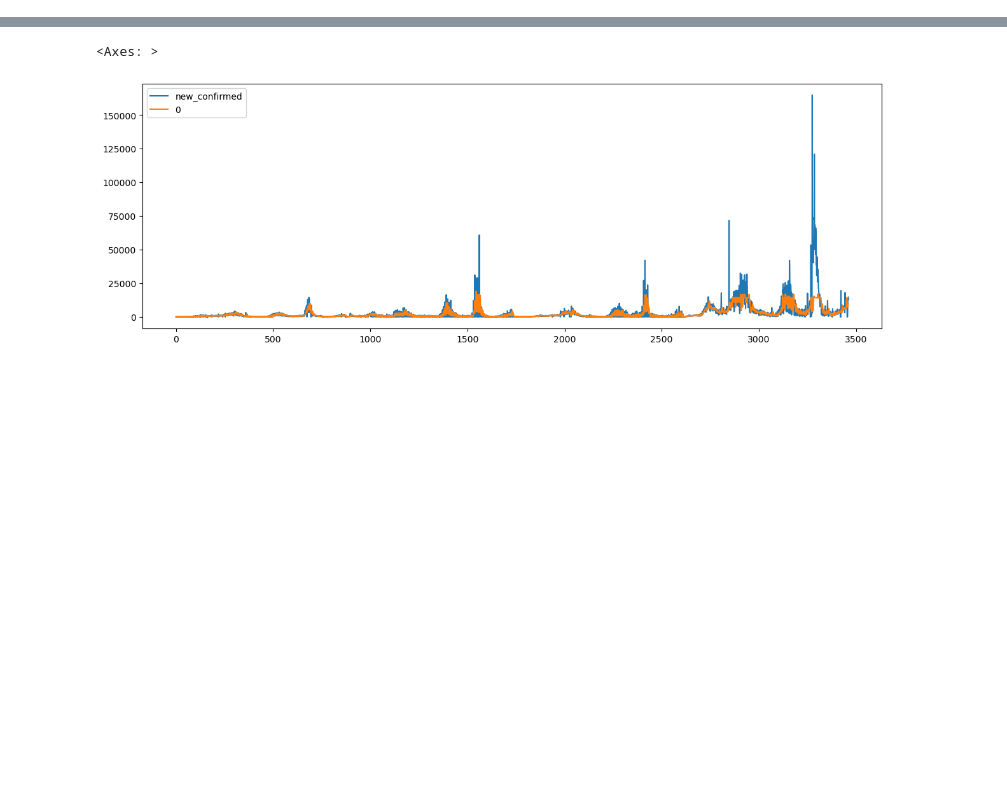
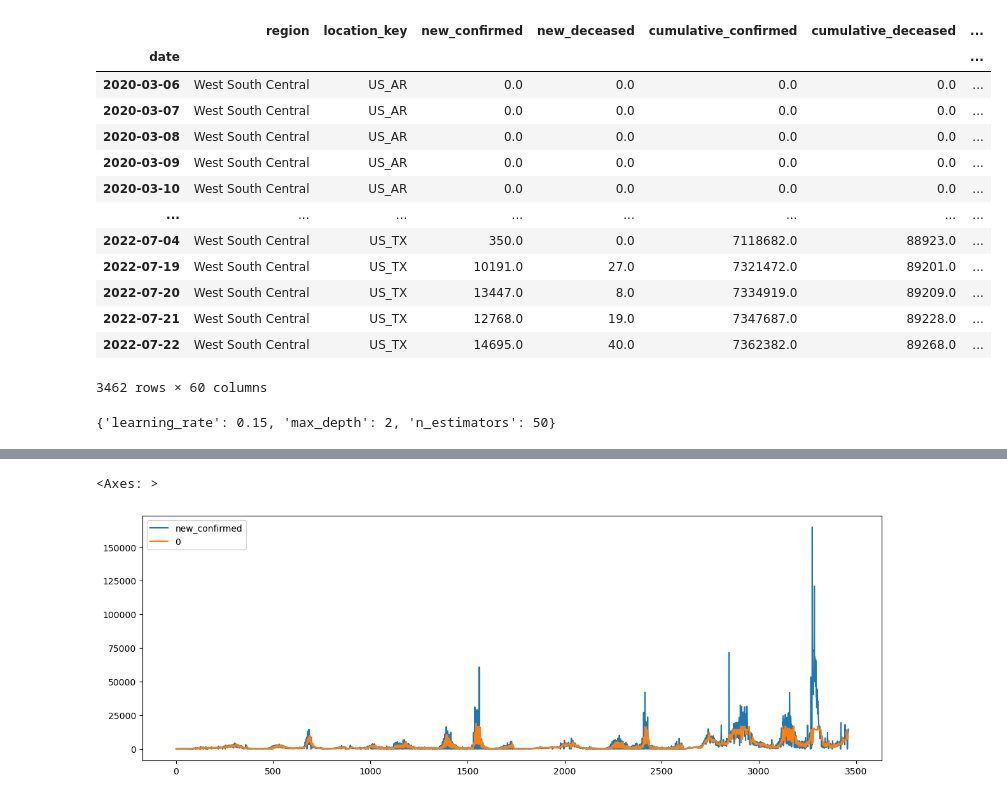
Before and after one commit to benmagevney/Stat390-Project, a Jupyter notebook: model_building_ryan/xgboost.ipynb, the cells around one changed output, grey strips where cells are left out. Drawn from its saved outputs; the diff is of its cells as text; code cells hidden in the pictures; blank space fills up the shorter version.

```diff
--- a/model_building_ryan/xgboost.ipynb
+++ b/model_building_ryan/xgboost.ipynb
@@ -138,0 +148,21 @@ MASE:  0.22573181377306437
+# %%
+data
+# %% [output]
+|  | region | location_key | new_confirmed | new_deceased | cumulative_confirmed | cumulative_deceased | ... |
+| date |  |  |  |  |  |  | ... |
+| 2020-03-06 | West South Central | US_AR | 0.0 | 0.0 | 0.0 | 0.0 | ... |
+| 2020-03-07 | West South Central | US_AR | 0.0 | 0.0 | 0.0 | 0.0 | ... |
+| 2020-03-08 | West South Central | US_AR | 0.0 | 0.0 | 0.0 | 0.0 | ... |
+| 2020-03-09 | West South Central | US_AR | 0.0 | 0.0 | 0.0 | 0.0 | ... |
+| 2020-03-10 | West South Central | US_AR | 0.0 | 0.0 | 0.0 | 0.0 | ... |
+| ... | ... | ... | ... | ... | ... | ... | ... |
+| 2022-07-04 | West South Central | US_TX | 350.0 | 0.0 | 7118682.0 | 88923.0 | ... |
+| 2022-07-19 | West South Central | US_TX | 10191.0 | 27.0 | 7321472.0 | 89201.0 | ... |
+| 2022-07-20 | West South Central | US_TX | 13447.0 | 8.0 | 7334919.0 | 89209.0 | ... |
+| 2022-07-21 | West South Central | US_TX | 12768.0 | 19.0 | 7347687.0 | 89228.0 | ... |
+| 2022-07-22 | West South Central | US_TX | 14695.0 | 40.0 | 7362382.0 | 89268.0 | ... |
+3462 rows × 60 columns
+# %%
+for data in [enc, esc, midatl, mount, ne, pac, satl, wnc, wsc]:
+# %% [output]
+{'learning_rate': 0.15, 'max_depth': 2, 'n_estimators': 50}
```
Also changed, not shown: parts of 9 cells of this notebook, 5 other files.
